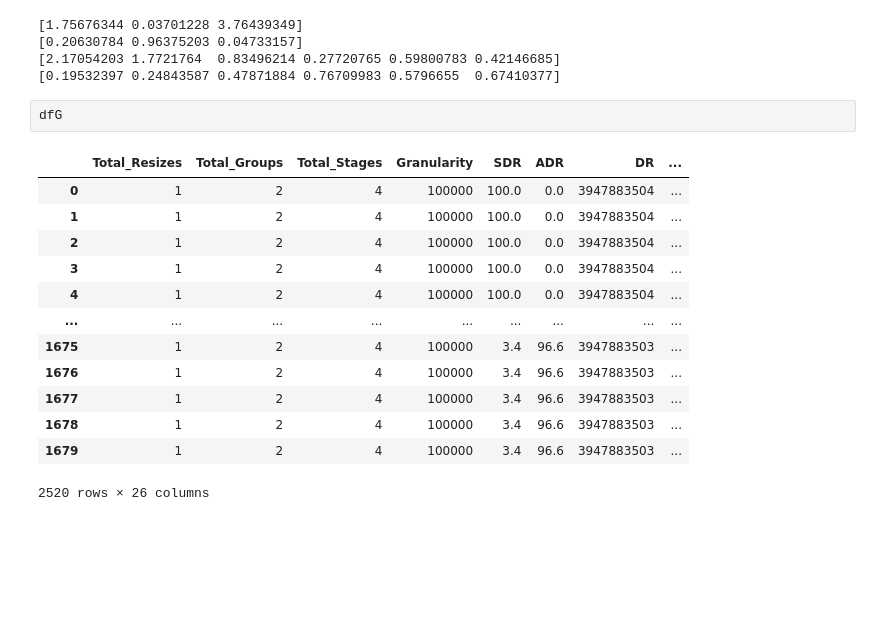
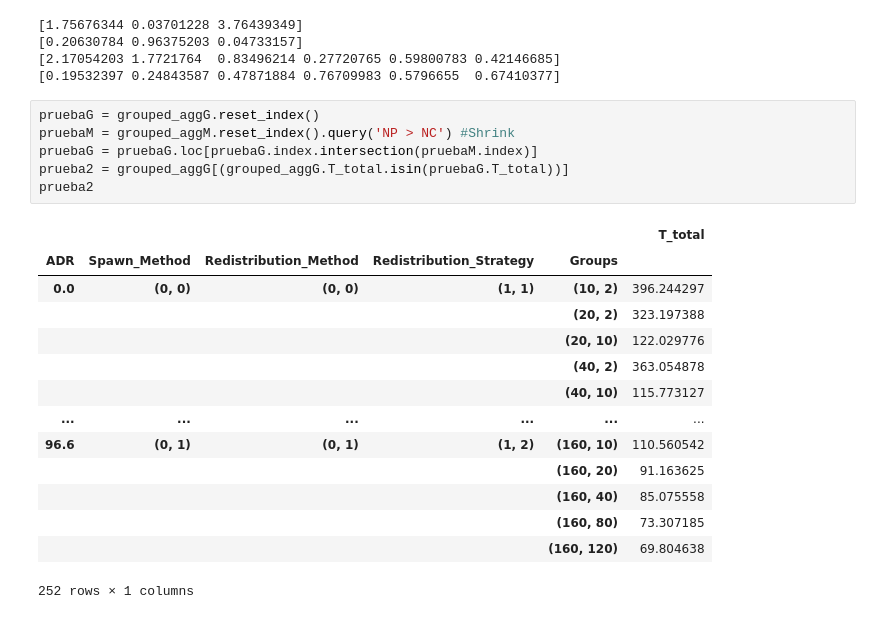
Before and after one commit to hpca-uji/Proteo, a Jupyter notebook: Analysis/new_analyser.ipynb, the cells around one changed output. Saved outputs shown, nothing was run; the diff lists cells and outputs as text; blank space fills up the shorter version.

```diff
--- a/Analysis/new_analyser.ipynb
+++ b/Analysis/new_analyser.ipynb
@@ -1021,19 +1155,24 @@ print(p_aux2)
 [0.20630784 0.96375203 0.04733157]
 [2.17054203 1.7721764  0.83496214 0.27720765 0.59800783 0.42146685]
 [0.19532397 0.24843587 0.47871884 0.76709983 0.5796655  0.67410377]
-# %%
-dfG
-# %% [output]
-|  | Total_Resizes | Total_Groups | Total_Stages | Granularity | SDR | ADR | DR | ... |
-| 0 | 1 | 2 | 4 | 100000 | 100.0 | 0.0 | 3947883504 | ... |
-| 1 | 1 | 2 | 4 | 100000 | 100.0 | 0.0 | 3947883504 | ... |
-| 2 | 1 | 2 | 4 | 100000 | 100.0 | 0.0 | 3947883504 | ... |
-| 3 | 1 | 2 | 4 | 100000 | 100.0 | 0.0 | 3947883504 | ... |
-| 4 | 1 | 2 | 4 | 100000 | 100.0 | 0.0 | 3947883504 | ... |
-| ... | ... | ... | ... | ... | ... | ... | ... | ... |
-| 1675 | 1 | 2 | 4 | 100000 | 3.4 | 96.6 | 3947883503 | ... |
-| 1676 | 1 | 2 | 4 | 100000 | 3.4 | 96.6 | 3947883503 | ... |
-| 1677 | 1 | 2 | 4 | 100000 | 3.4 | 96.6 | 3947883503 | ... |
-| 1678 | 1 | 2 | 4 | 100000 | 3.4 | 96.6 | 3947883503 | ... |
-| 1679 | 1 | 2 | 4 | 100000 | 3.4 | 96.6 | 3947883503 | ... |
-2520 rows × 26 columns
+# %%
+pruebaG = grouped_aggG.reset_index()
+pruebaM = grouped_aggM.reset_index().query('NP > NC') #Shrink
+pruebaG = pruebaG.loc[pruebaG.index.intersection(pruebaM.index)]
+prueba2 = grouped_aggG[(grouped_aggG.T_total.isin(pruebaG.T_total))]
+prueba2
+# %% [output]
+|  |  |  |  |  | T_total |
+| ADR | Spawn_Method | Redistribution_Method | Redistribution_Strategy | Groups |  |
+| 0.0 | (0, 0) | (0, 0) | (1, 1) | (10, 2) | 396.244297 |
+|  |  |  |  | (20, 2) | 323.197388 |
+|  |  |  |  | (20, 10) | 122.029776 |
+|  |  |  |  | (40, 2) | 363.054878 |
+|  |  |  |  | (40, 10) | 115.773127 |
+| ... | ... | ... | ... | ... | ... |
+| 96.6 | (0, 1) | (0, 1) | (1, 2) | (160, 10) | 110.560542 |
+|  |  |  |  | (160, 20) | 91.163625 |
+|  |  |  |  | (160, 40) | 85.075558 |
+|  |  |  |  | (160, 80) | 73.307185 |
+|  |  |  |  | (160, 120) | 69.804638 |
+252 rows × 1 columns
```
Also changed, not shown: parts of 19 cells of this notebook.
